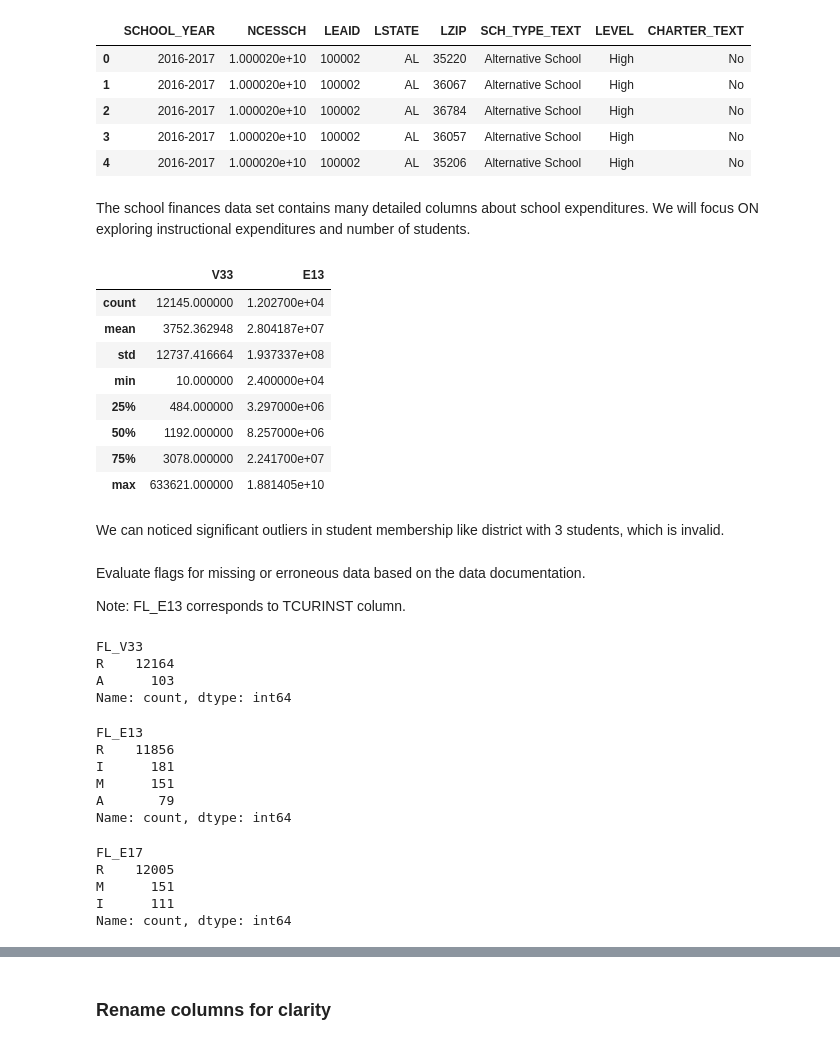
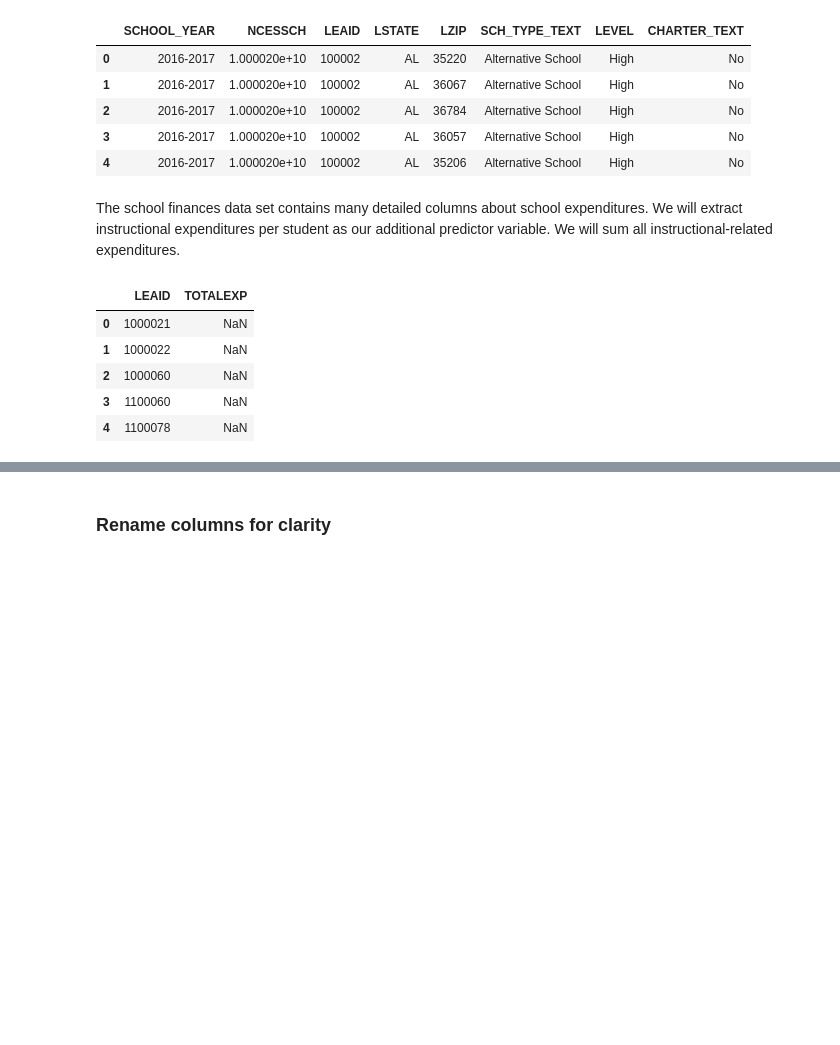
Before and after one commit to JLichwa80/education, a Jupyter notebook: code/Education_DATA_Preparation.ipynb, the cells around one changed output, grey strips where cells are left out. Saved outputs shown, nothing was run; the diff lists cells and outputs as text; code cells hidden in the pictures; blank space fills up the shorter version.

```diff
--- a/code/Education_DATA_Preparation.ipynb
+++ b/code/Education_DATA_Preparation.ipynb
@@ -102,3 +102,6 @@ memory usage: 50.7+ MB
 school_finance = pd.read_excel(
     'https://github.com/JLichwa80/education/raw/refs/heads/master/data/district_finances.xlsx'
 )
+### Update 0 and negative values to NaN (based on documentation that negative values indicates missing data)
+school_finance.loc[school_finance['TOTALEXP'] <= 0, 'TOTALEXP'] = np.nan
+school_finance.info()
@@ -105,10 +125,0 @@ school_finance = pd.read_excel(
-# %%
-# Update 0 and negative values to NaN (based on documentation that negative values indicates missing data)
-numeric_cols = school_finance.select_dtypes(include=[np.number]).columns
-
-# reduce records to high schools
-school_finance = school_finance[(school_finance['SCHLEV'] == 2) | (school_finance['SCHLEV'] == 3)]
-
-school_finance[numeric_cols] = school_finance[numeric_cols].mask(school_finance[numeric_cols] <= 0)
-pd.set_option('display.max_info_columns', 300)
-school_finance.info()
@@ -267,46 +242,15 @@ school_information.head()
 | 3 | 2016-2017 | 1.000020e+10 | 100002 | AL | 36057 | Alternative School | High | No |
 | 4 | 2016-2017 | 1.000020e+10 | 100002 | AL | 35206 | Alternative School | High | No |
 # %% [markdown]
-The school finances data set contains many detailed columns about school expenditures. We will focus ON exploring instructional expenditures and number of students.
+The school finances data set contains many detailed columns about school expenditures. We will extract instructional expenditures per student as our additional predictor variable. We will sum all instructional-related expenditures.
 # %%
-school_finance[['V33','E13']].describe() #student membership and current instr exp columns
+# Financial expenditures by district
+school_finance = school_finance[['LEAID', 'TOTALEXP']]
+school_finance.head()
 # %% [output]
-|  | V33 | E13 |
-| count | 12145.000000 | 1.202700e+04 |
-| mean | 3752.362948 | 2.804187e+07 |
-| std | 12737.416664 | 1.937337e+08 |
-| min | 10.000000 | 2.400000e+04 |
-| 25% | 484.000000 | 3.297000e+06 |
-| 50% | 1192.000000 | 8.257000e+06 |
-| 75% | 3078.000000 | 2.241700e+07 |
-| max | 633621.000000 | 1.881405e+10 |
+|  | LEAID | TOTALEXP |
+| 0 | 1000021 | NaN |
+| 1 | 1000022 | NaN |
+| 2 | 1000060 | NaN |
+| 3 | 1100060 | NaN |
+| 4 | 1100078 | NaN |
-# %% [markdown]
-We can noticed significant outliers in student membership like district with 3 students, which is invalid.
-# %% [markdown]
-Evaluate flags for missing or erroneous data based on the data documentation.
-
-Note: FL_E13 corresponds to TCURINST column.
-# %%
-school_finance['FL_V33'].value_counts()
-# %% [output]
-FL_V33
-R    12164
-A      103
-Name: count, dtype: int64
-# %%
-school_finance['FL_E13'].value_counts()
-# %% [output]
-FL_E13
-R    11856
-I      181
-M      151
-A       79
-Name: count, dtype: int64
-# %%
-school_finance['FL_E17'].value_counts()
-# %% [output]
-FL_E17
-R    12005
-M      151
-I      111
-Name: count, dtype: int64
```
Also changed, not shown: parts of 24 cells of this notebook, 2 other files.
